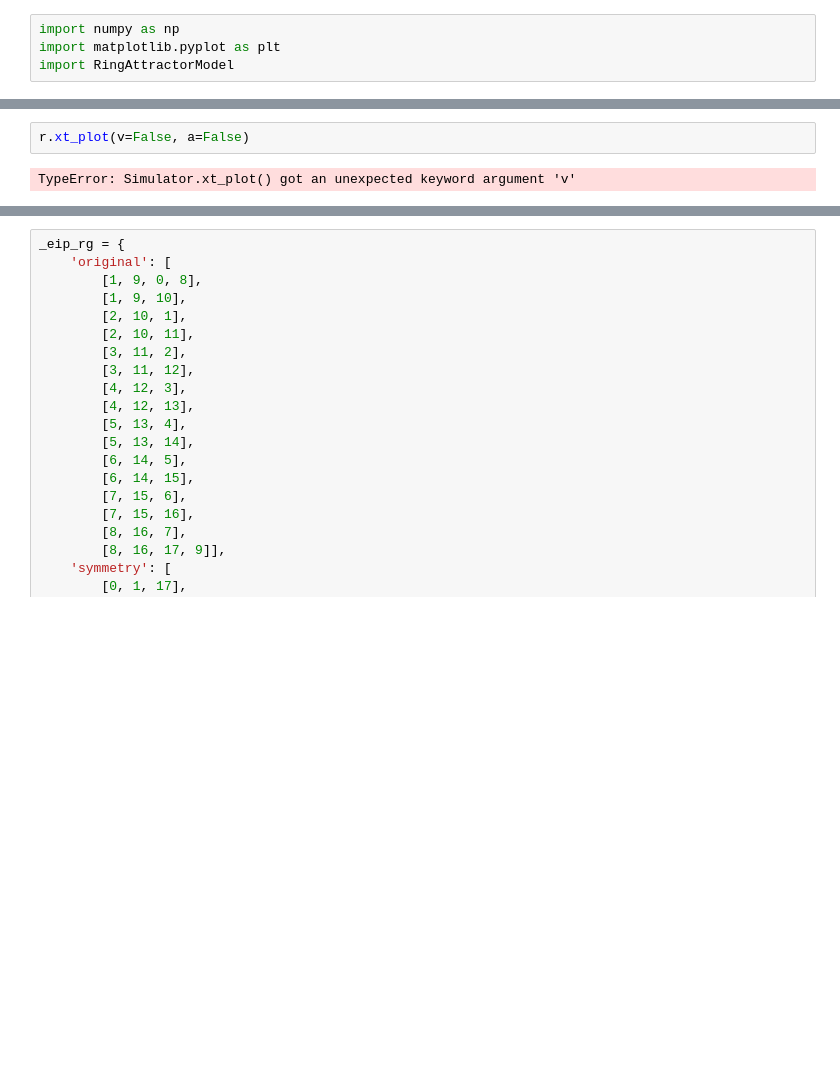
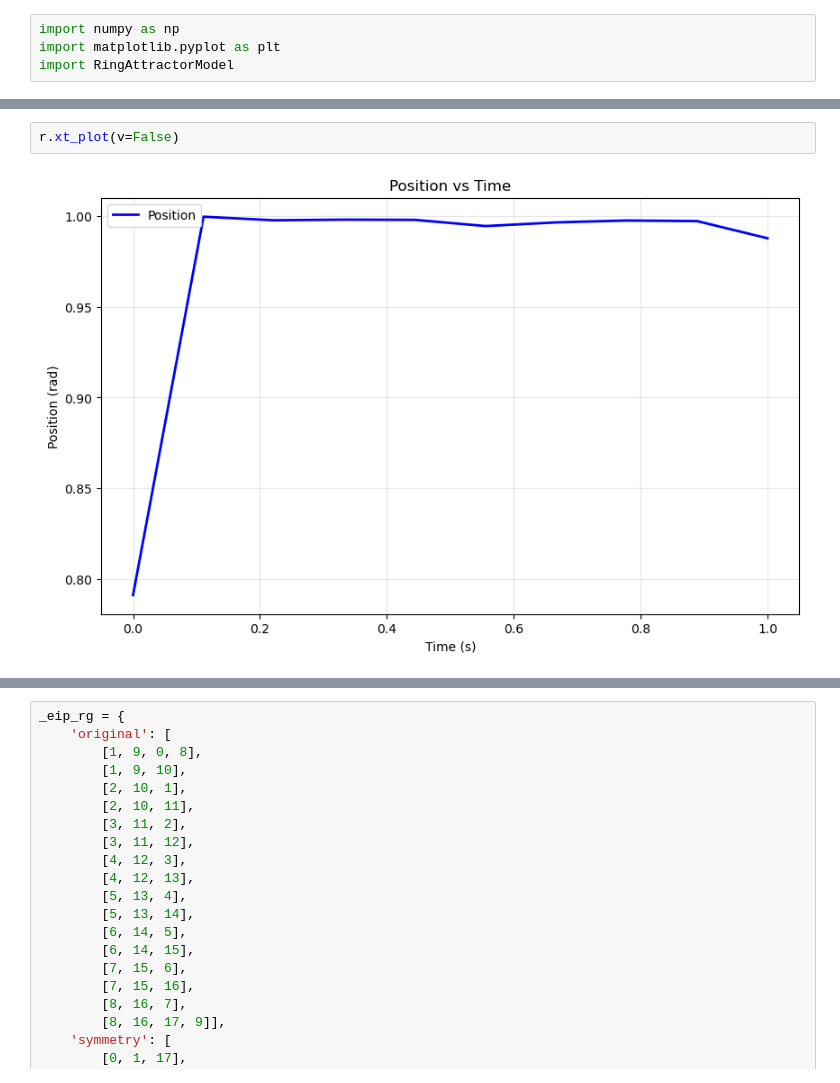
Before and after one commit to pan825/2D, a Jupyter notebook: 1D/test.ipynb, the cells around one changed output, grey strips where cells are left out. Drawn from its saved outputs; the diff is of its cells as text; blank space fills up the shorter version.

```diff
--- a/1D/test.ipynb
+++ b/1D/test.ipynb
@@ -21,4 +69,4 @@ r.plot()
 # %%
-r.xt_plot(v=False, a=False)
+r.xt_plot(v=False)
 # %% [output]
-TypeError: Simulator.xt_plot() got an unexpected keyword argument 'v'
+[figure, added]
```
Also changed, not shown: parts of 9 cells of this notebook, 24 other files.
